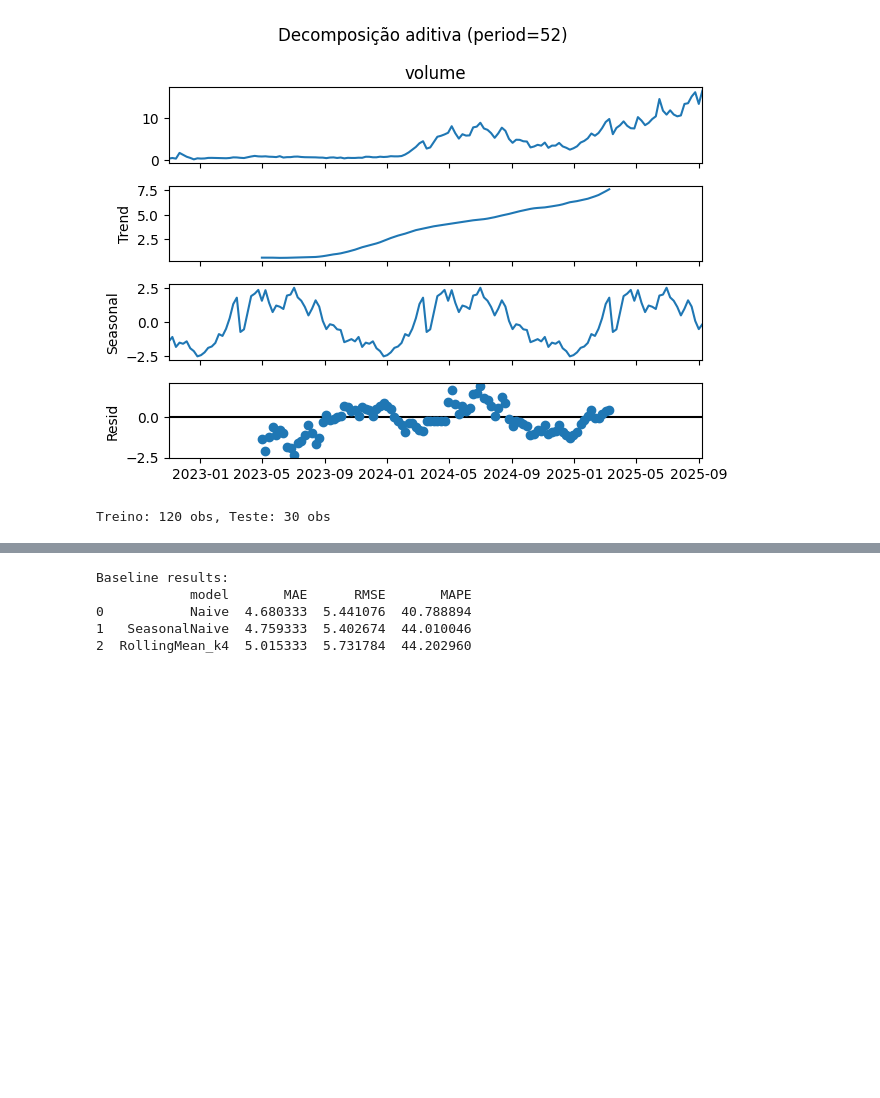
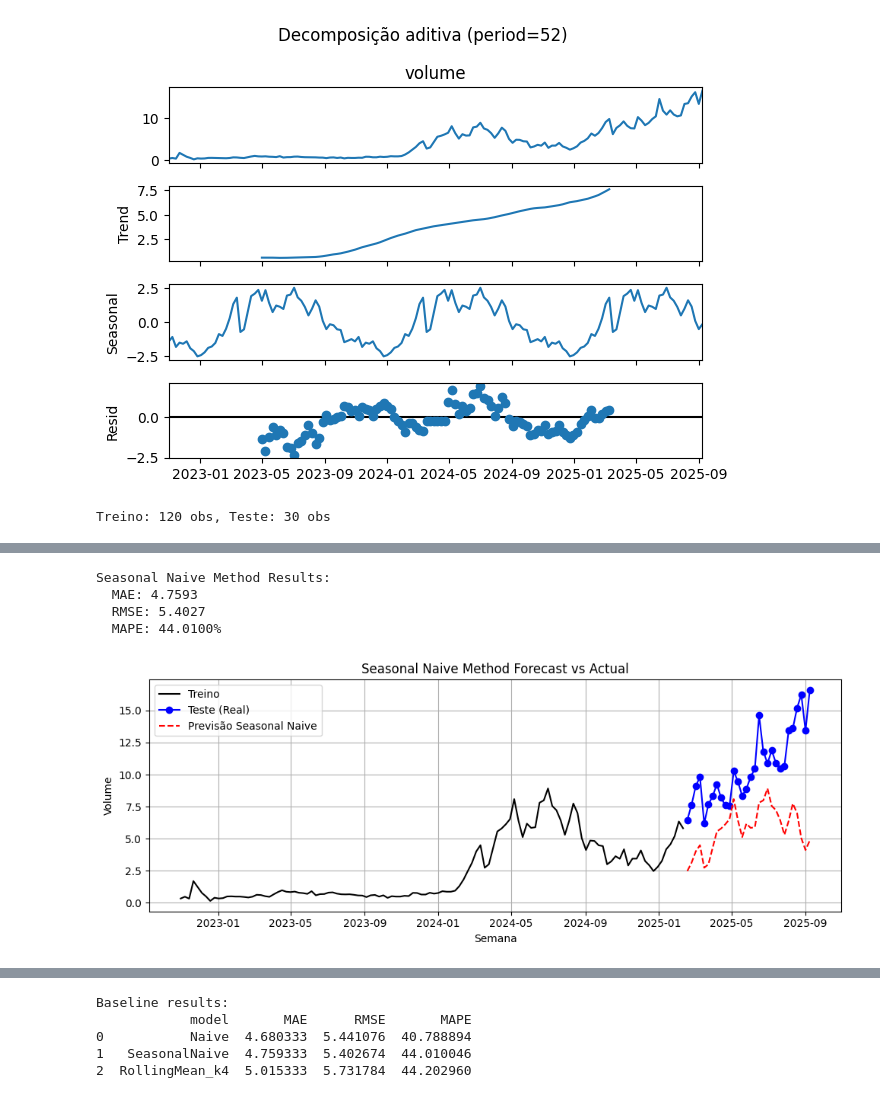
Before and after one commit to eduardammag/time-series, a Jupyter notebook: trabalho_a1.ipynb, the cells around one changed output, grey strips where cells are left out. Drawn from its saved outputs; the diff is of its cells as text; code cells hidden in the pictures; blank space fills up the shorter version.

```diff
--- a/trabalho_a1.ipynb
+++ b/trabalho_a1.ipynb
@@ -313,0 +592,54 @@ Treino: 120 obs, Teste: 30 obs
+# %%
+# Seasonal Naive: predição = valor de t-period
+
+# Calcular a previsão sazonal ingênua
+seasonal_naive_pred = []
+if len(train_s) >= SEASONAL_PERIOD:
+    for idx in test_s.index:
+        # usar valor do mesmo periodo (periodo semanas) do último ano
+        try:
+            seasonal_naive_pred.append(train_s.loc[idx - pd.DateOffset(weeks=SEASONAL_PERIOD)])
+        except Exception:
+            # fallback: usar valor da posição -period relativa ao fim do treino
+            # Isso só aconteceria se o período de teste fosse muito grande
+            # e extrapolasse os dados de treino disponíveis para o ciclo sazonal anterior.
+            # Para test_size < SEASONAL_PERIOD, o try deve funcionar.
+            print(f"Warning: Fallback used for index {idx}")
+            seasonal_naive_pred.append(train_s.iloc[-SEASONAL_PERIOD + (len(seasonal_naive_pred) % SEASONAL_PERIOD)])
+    seasonal_naive_pred = np.array(seasonal_naive_pred)
+
+    # Avaliar o baseline Seasonal Naive
+    seasonal_naive_mae = mean_absolute_error(test_s, seasonal_naive_pred)
+    seasonal_naive_rmse = rmse(test_s, seasonal_naive_pred)
+    seasonal_naive_mape = mape(test_s, seasonal_naive_pred)
+
+    # Armazenar os resultados
+    base_eval.append({'model': 'SeasonalNaive', 'MAE': seasonal_naive_mae, 'RMSE': seasonal_naive_rmse, 'MAPE': seasonal_naive_mape})
+
+    # Exibir os resultados para este baseline
+    print('Seasonal Naive Method Results:')
+    print(f'  MAE: {seasonal_naive_mae:.4f}')
+    print(f'  RMSE: {seasonal_naive_rmse:.4f}')
+    print(f'  MAPE: {seasonal_naive_mape:.4f}%')
+
+    plt.figure(figsize=(10, 4))
+    plt.plot(train_s.index, train_s, label='Treino', color='black')
+    plt.plot(test_s.index, test_s, label='Teste (Real)', color='blue', marker='o')
+    # Usar o índice do teste para a previsão sazonal, garantindo alinhamento temporal
+    plt.plot(test_s.index, seasonal_naive_pred, label='Previsão Seasonal Naive', color='red', linestyle='--')
+    plt.title('Seasonal Naive Method Forecast vs Actual')
+    plt.xlabel('Semana')
+    plt.ylabel('Volume')
+    plt.legend()
+    plt.grid(True)
+    plt.tight_layout()
+    plt.show()
+
+else:
+    print(f"Não é possível calcular o Seasonal Naive. Tamanho do treino ({len(train_s)}) é menor que o período sazonal ({SEASONAL_PERIOD}).")
+# %% [output]
+Seasonal Naive Method Results:
+  MAE: 4.7593
+  RMSE: 5.4027
+  MAPE: 44.0100%
+[figure, added]
```
Also changed, not shown: parts of 42 cells of this notebook, 2 other files.
